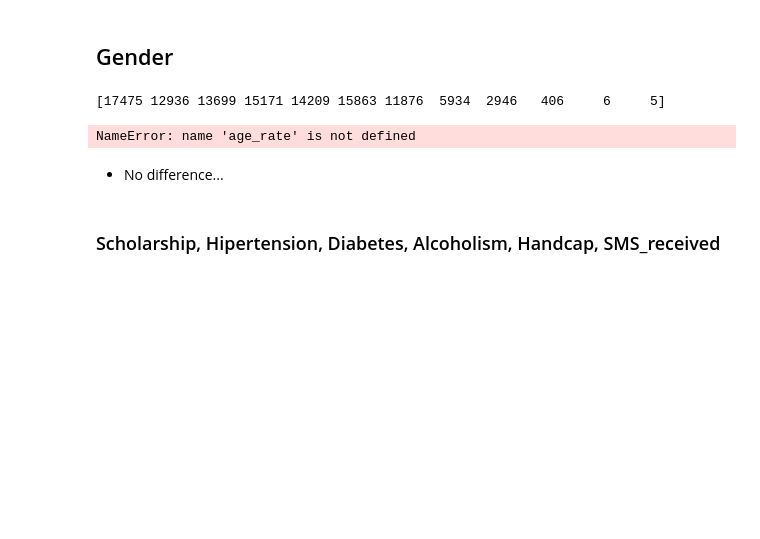
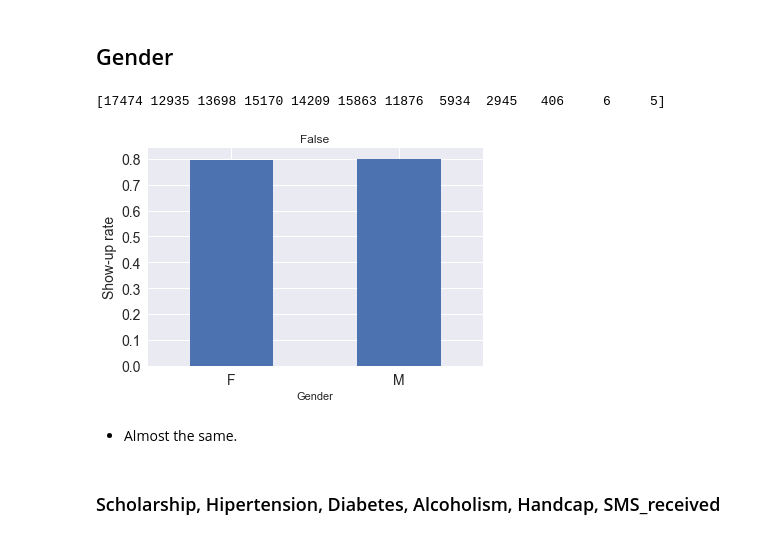
Before and after one commit to harupy/udacity-data-analyst, a Jupyter notebook: 2-introduction-to-data-analysis/@investigate_a_dataset/Investigate_a_Dataset.ipynb, the cells around one changed output. Saved outputs shown, nothing was run; the diff lists cells and outputs as text; code cells hidden in the pictures; blank space fills up the shorter version.

```diff
--- a/2-introduction-to-data-analysis/@investigate_a_dataset/Investigate_a_Dataset.ipynb
+++ b/2-introduction-to-data-analysis/@investigate_a_dataset/Investigate_a_Dataset.ipynb
@@ -453,19 +475,19 @@ plt.show()
 # %%
 gen_no = df_no.groupby('Gender').size()
 gen_yes = df_yes.groupby('Gender').size()
 gen_total = df.groupby('Gender').size()
 gen_rate = gen_yes / gen_total
 print(age_total)
 
-age_rate.plot('bar', fontsize=14, rot=0)
+gen_rate.plot('bar', fontsize=14, rot=0)
 plt.ylabel('Show-up rate', fontsize=14)
 plt.title('False')
 plt.show()
 # %% [output]
-[17475 12936 13699 15171 14209 15863 11876  5934  2946   406     6     5]
+[17474 12935 13698 15170 14209 15863 11876  5934  2945   406     6     5]
-NameError: name 'age_rate' is not defined
+[figure, added]
-# %% [markdown]
-- No difference...
+# %% [markdown]
+- Almost the same.
 # %% [markdown]
 ### Scholarship, Hipertension, Diabetes, Alcoholism, Handcap, SMS_received
 # %%
```
Also changed, not shown: parts of 47 cells of this notebook, 1 other file.
